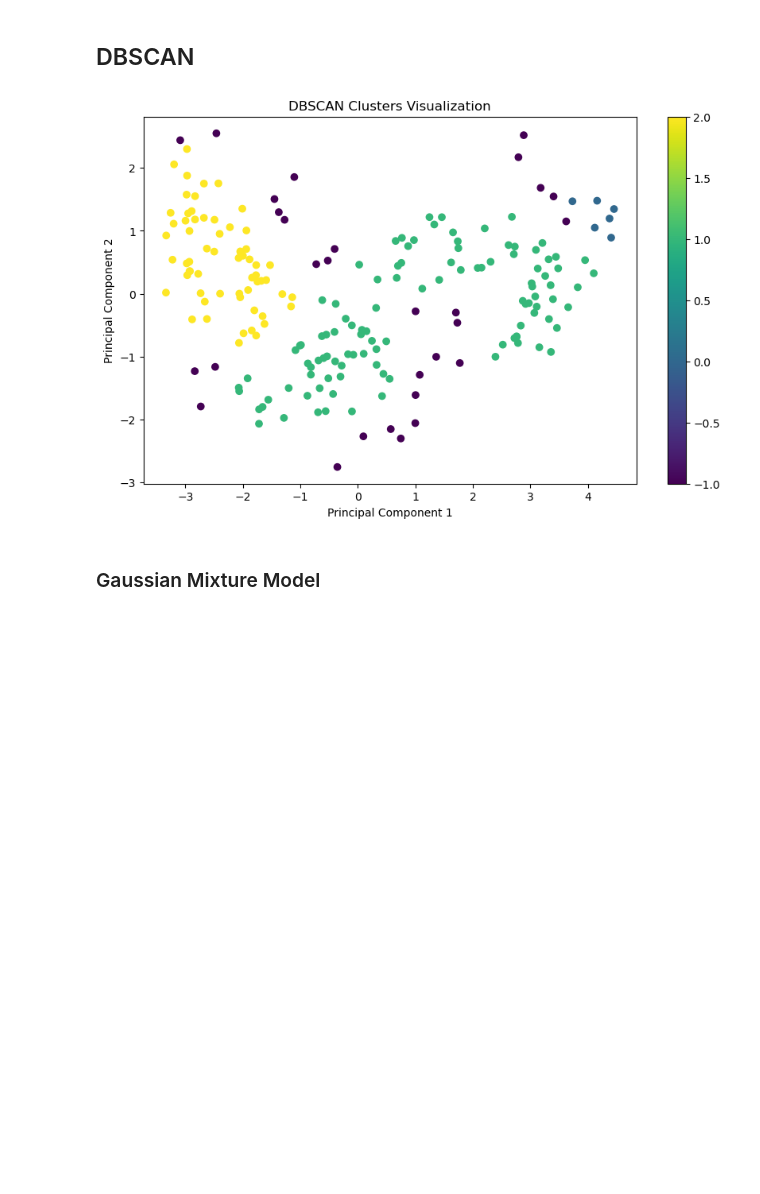
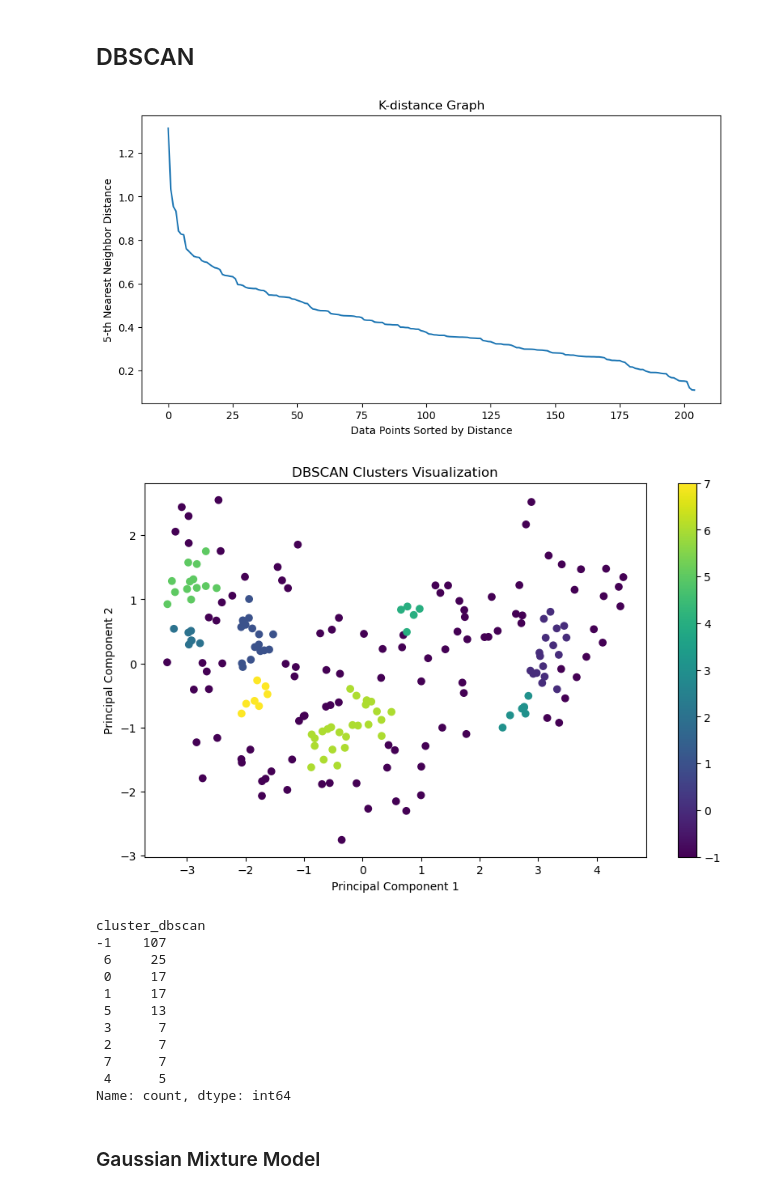
Before and after one commit to HitenDewangan/DataScience-AIML, a Jupyter notebook: Projects/Unsupervised/Bank Data Clustering/J_SOT23_Hitendra_Kumar_Dewangan.ipynb, the cells around one changed output. Drawn from its saved outputs; the diff is of its cells as text; code cells hidden in the pictures; blank space fills up the shorter version.

Commit message:
Project: Final Models Evaluation and Business Strategy

```diff
--- a/Projects/Unsupervised/Bank Data Clustering/J_SOT23_Hitendra_Kumar_Dewangan.ipynb
+++ b/Projects/Unsupervised/Bank Data Clustering/J_SOT23_Hitendra_Kumar_Dewangan.ipynb
@@ -474,25 +474,60 @@ cluster
 # %% [markdown]
 ## DBSCAN
 # %%
+import pandas as pd
+import matplotlib.pyplot as plt
 from sklearn.cluster import DBSCAN
+from sklearn.preprocessing import StandardScaler
+from sklearn.neighbors import NearestNeighbors
 
-# Apply DBSCAN
-dbscan = DBSCAN(eps=0.5, min_samples=5)  # Adjust eps and min_samples based on your data
+# Assuming pca_df is your DataFrame with PCA results ('PC1', 'PC2')
+
+# 1. Finding optimal eps using k-distance graph
+neighbors = NearestNeighbors(n_neighbors=5) # min_samples = 5
+neighbors_fit = neighbors.fit(pca_df[['PC1', 'PC2']])
+distances, indices = neighbors_fit.kneighbors(pca_df[['PC1', 'PC2']])
+distances = distances[:, 4] #get the 5th nearest distances
+distances = sorted(distances, reverse=True)
+plt.figure(figsize=(10, 5))
+plt.plot(distances)
+plt.title('K-distance Graph')
+plt.xlabel('Data Points Sorted by Distance')
+plt.ylabel('5-th Nearest Neighbor Distance')
+plt.show()
+
+# 2. Apply DBSCAN with tuned parameters
+# Adjust eps based on the k-distance graph
+dbscan = DBSCAN(eps=0.3, min_samples=5) # Example eps, adjust this
 cluster_labels_dbscan = dbscan.fit_predict(pca_df[['PC1', 'PC2']])
 
 # Add DBSCAN cluster labels to the original DataFrame
 df['cluster_dbscan'] = cluster_labels_dbscan
 
-# Visualize DBSCAN clusters
+# 3. Visualize DBSCAN clusters
 plt.figure(figsize=(10, 6))
 scatter = plt.scatter(pca_df['PC1'], pca_df['PC2'], c=df['cluster_dbscan'], cmap='viridis')
 plt.title('DBSCAN Clusters Visualization')
 plt.xlabel('Principal Component 1')
 plt.ylabel('Principal Component 2')
 plt.colorbar(scatter)
 plt.show()
+
+# 4. evaluation.
+print(df['cluster_dbscan'].value_counts()) #helps check the distribution of the clusters.
 # %% [output]
-[figure, old version]
+[figure, new version]
+[figure, added]
+cluster_dbscan
+-1    107
+ 6     25
+ 0     17
+ 1     17
+ 5     13
+ 3      7
+ 2      7
+ 7      7
+ 4      5
+Name: count, dtype: int64
 # %% [markdown]
 ### Gaussian Mixture Model
 # %%
```
